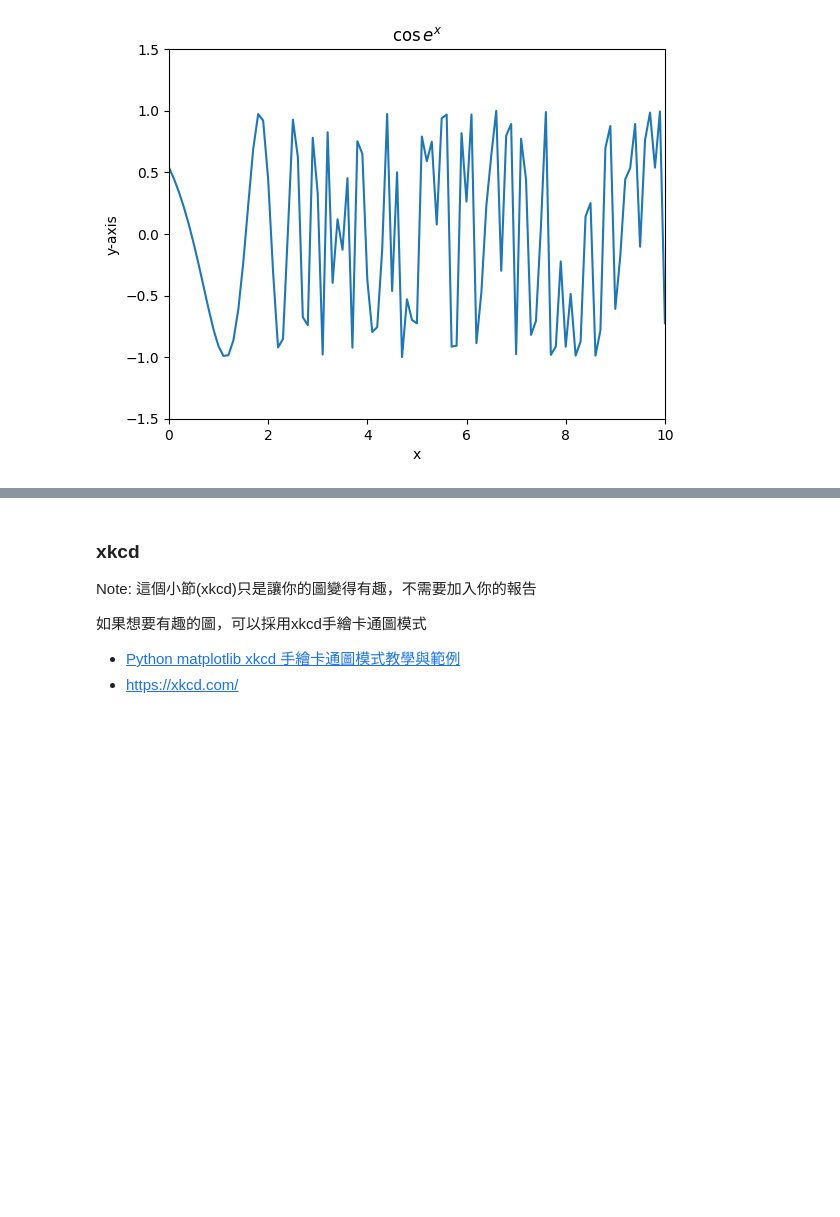
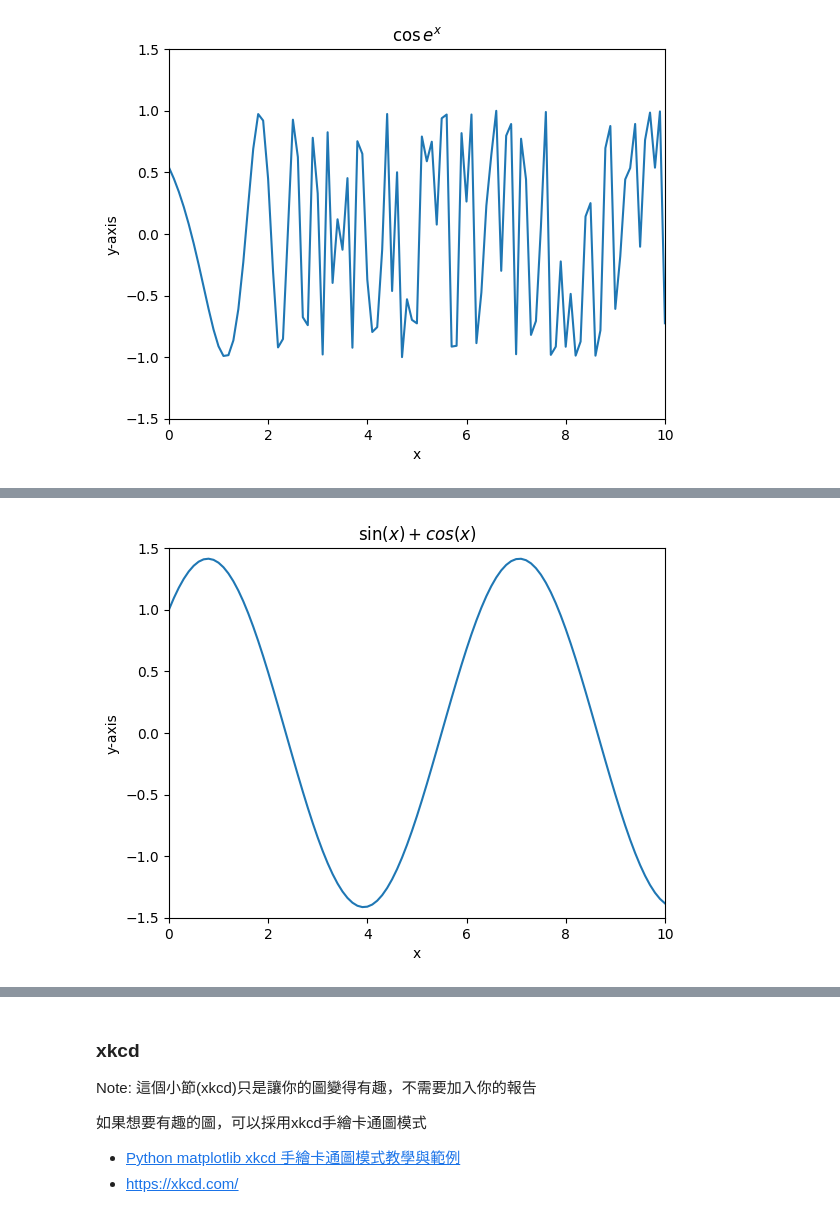
Before and after one commit to jeromy0307/jeromy0307.github.io, a Jupyter notebook: ncku-1112_C111400/mysympy.ipynb, the cells around one changed output, grey strips where cells are left out. Saved outputs shown, nothing was run; the diff lists cells and outputs as text; code cells hidden in the pictures; blank space fills up the shorter version.

```diff
--- a/ncku-1112_C111400/mysympy.ipynb
+++ b/ncku-1112_C111400/mysympy.ipynb
@@ -82,3 +86,15 @@ plt.title("$\cos{e^x}$")
 plt.show()
 # %% [output]
 [figure]
+# %%
+import matplotlib.pyplot as plt
+import numpy as np
+from numpy import sin, cos
+NumP = 100
+xa = 0.0
+xb = 10.0
+dx = (xb-xa)/(NumP)
+x = np.linspace(xa,xb,NumP+1)
+y = np.sin(x) + np.cos(x)
+print(dx)
+print(x)
@@ -84,0 +111,19 @@ plt.show()
+# %%
+# 開始畫圖
+
+    # 設定要畫的的x,y數據list....
+
+plt.plot(x,y)
+    # 設定圖的範圍, 不設的話，系統會自行決定
+plt.xlim(0,10)
+plt.ylim(-1.5,1.5)
+    # 照需要寫入x 軸和y軸的 label 以及title
+
+plt.xlabel("x")
+plt.ylabel("y-axis")
+plt.title("$\sin(x)+cos(x)$")
+    # 在這個指令之前，都還在做畫圖的動作
+    # 這個指令算是 "秀圖"
+plt.show()
+# %% [output]
+[figure, added]
```
Also changed, not shown: parts of 6 cells of this notebook.
